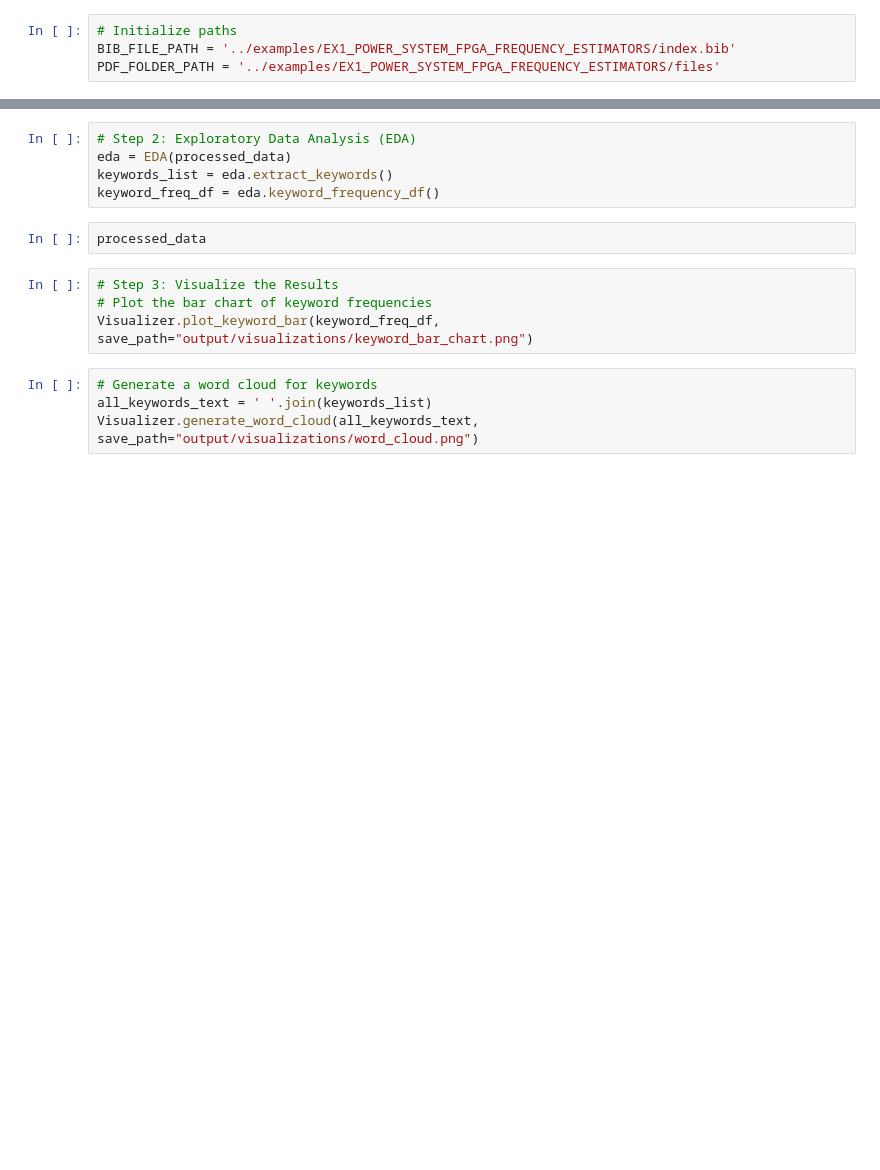
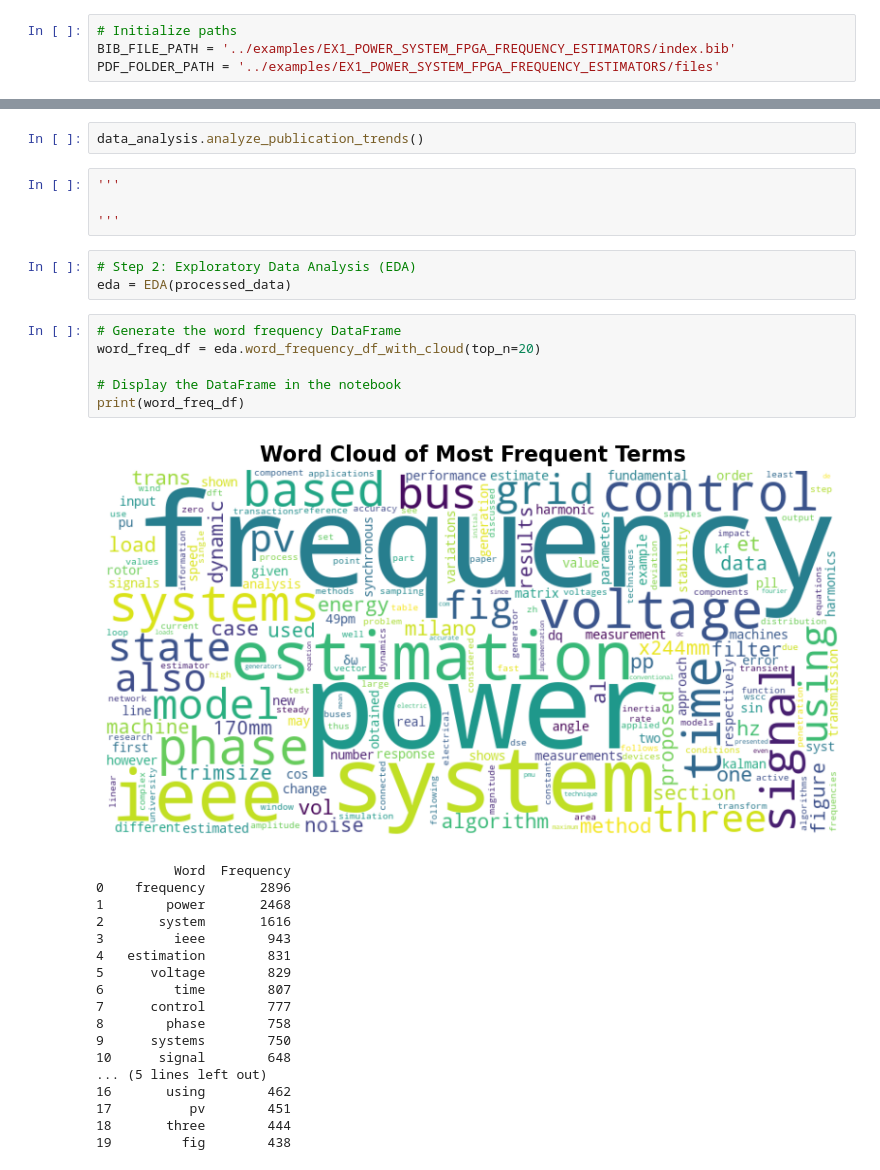
Before and after one commit to jlmayorgaco/ml-biblio-synth-tool, a Jupyter notebook: notebooks/N1_Data_With_EDA.ipynb, the cells around one changed output, grey strips where cells are left out. Saved outputs shown, nothing was run; the diff lists cells and outputs as text; blank space fills up the shorter version.

```diff
--- a/notebooks/N1_Data_With_EDA.ipynb
+++ b/notebooks/N1_Data_With_EDA.ipynb
@@ -29,15 +105,34 @@ TypeError: replace() argument 1 must be str, not bytes
+# %%
+data_analysis.analyze_publication_trends()
+# %%
+'''
+
+'''
 # %%
 # Step 2: Exploratory Data Analysis (EDA)
 eda = EDA(processed_data)
-keywords_list = eda.extract_keywords()
-keyword_freq_df = eda.keyword_frequency_df()
-# %%
-processed_data
-# %%
-# Step 3: Visualize the Results
-# Plot the bar chart of keyword frequencies
-Visualizer.plot_keyword_bar(keyword_freq_df, save_path="output/visualizations/keyword_bar_chart.png")
-# %%
-# Generate a word cloud for keywords
-all_keywords_text = ' '.join(keywords_list)
-Visualizer.generate_word_cloud(all_keywords_text, save_path="output/visualizations/word_cloud.png")
+# %%
+# Generate the word frequency DataFrame
+word_freq_df = eda.word_frequency_df_with_cloud(top_n=20)
+
+# Display the DataFrame in the notebook
+print(word_freq_df)
+# %% [output]
+[figure, added]
+          Word  Frequency
+0    frequency       2896
+1        power       2468
+2       system       1616
+3         ieee        943
+4   estimation        831
+5      voltage        829
+6         time        807
+7      control        777
+8        phase        758
+9      systems        750
+10      signal        648
+... (5 lines left out)
+16       using        462
+17          pv        451
+18       three        444
+19         fig        438
```
Also changed, not shown: parts of 14 cells of this notebook.
